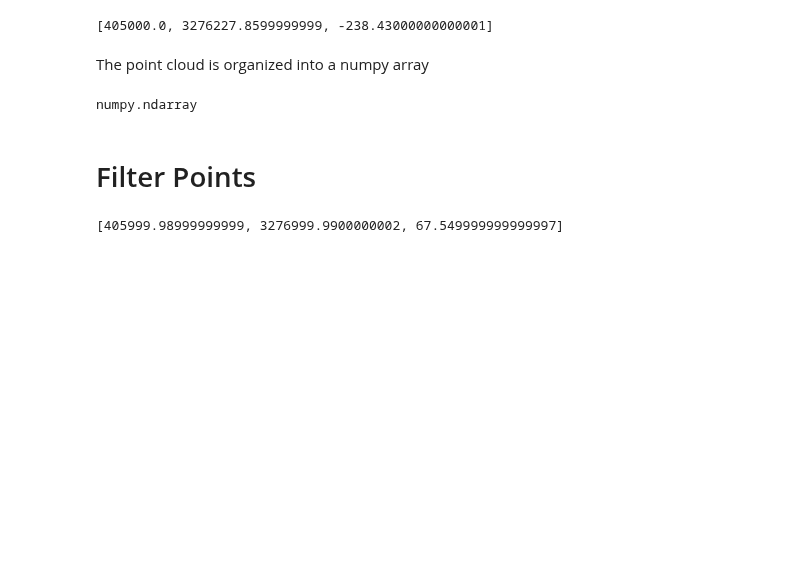
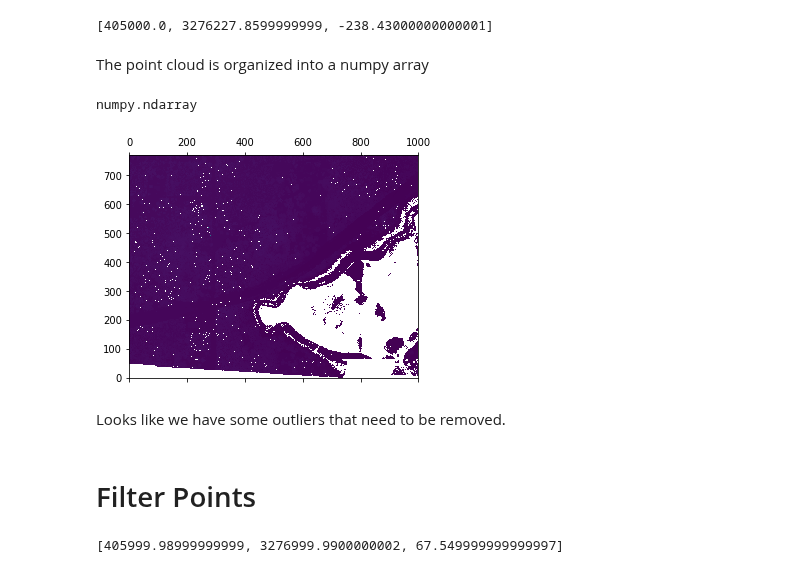
Before and after one commit to brycefrank/pyfor, a Jupyter notebook: samples/Cloud.ipynb, the cells around one changed output. Drawn from its saved outputs; the diff is of its cells as text; code cells hidden in the pictures; blank space fills up the shorter version.

Commit message:
not showing inline images

```diff
--- a/samples/Cloud.ipynb
+++ b/samples/Cloud.ipynb
@@ -32,6 +32,12 @@ The point cloud is organized into a numpy array
 type(tile.las.points)
 # %% [output]
 numpy.ndarray
+# %%
+tile.plot()
+# %% [output]
+[figure, added]
+# %% [markdown]
+Looks like we have some outliers that need to be removed.
 # %% [markdown]
 # Filter Points
 # %%
```
Also changed, not shown: parts of 10 cells of this notebook.
